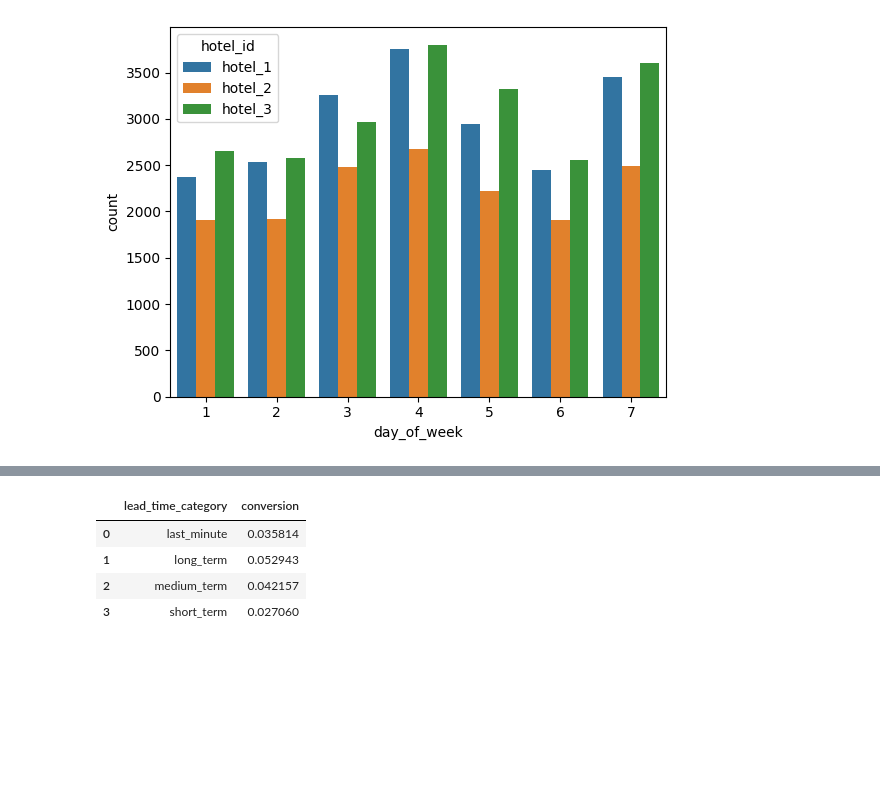
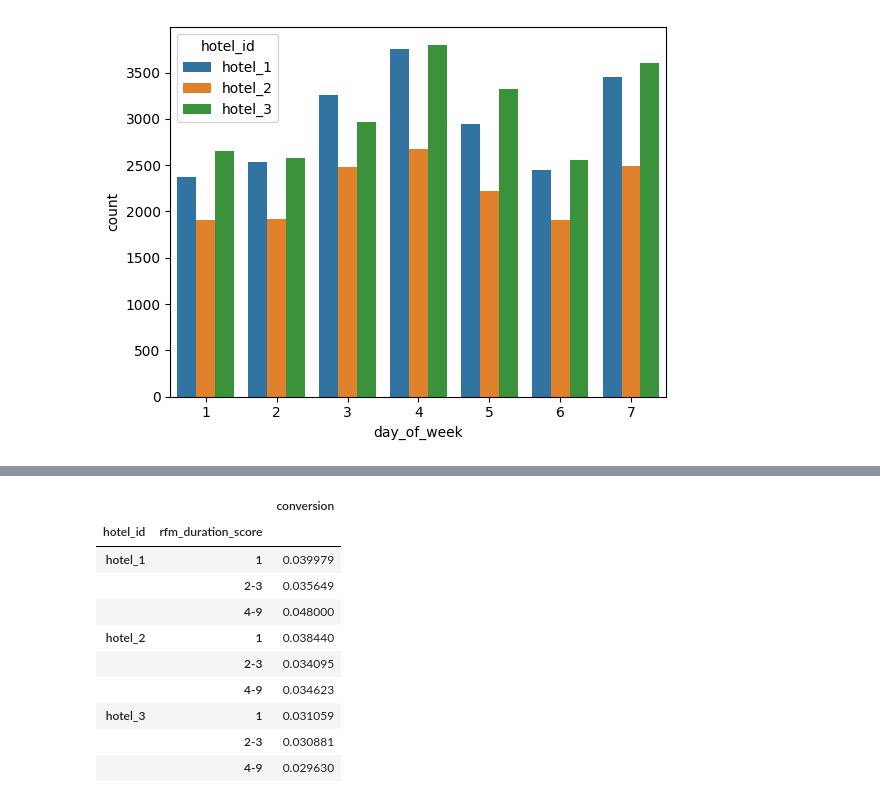
Before and after one commit to roland045/morgens-hotel-data-analysis, a Jupyter notebook: code/04-search-and-bookings-analysis.ipynb, the cells around one changed output, grey strips where cells are left out. Drawn from its saved outputs; the diff is of its cells as text; code cells hidden in the pictures; blank space fills up the shorter version.

```diff
--- a/code/04-search-and-bookings-analysis.ipynb
+++ b/code/04-search-and-bookings-analysis.ipynb
@@ -833,0 +940,6 @@ df[['day_of_week','is_holiday', 'time_of_day', 'stay_dates', 'lead_time',
+# %%
+# define the specific order for 'lead_time_category'
+order = ['last_minute', 'short_term', 'medium_term', 'long_term']
+df['lead_time_category'] = pd.Categorical(df['lead_time_category'], categories=order, ordered=True)
+
+df[['nights', 'if_children', 'children_age_mean', 'conversion', 'picked_price_p_night','hotel_id','lead_time_category']].groupby(by=['hotel_id', 'lead_time_category'], sort=True).mean().style.format('{0:,.2f}').bar(color='#d65f5f')
@@ -834,8 +1112,14 @@ df[['day_of_week','is_holiday', 'time_of_day', 'stay_dates', 'lead_time',
 # %%
-hotel1[['lead_time_category','conversion']].groupby(by='lead_time_category').mean().reset_index()
+df[['hotel_id','conversion','rfm_duration_score']].groupby(by=['hotel_id','rfm_duration_score']).mean()
 # %% [output]
-|  | lead_time_category | conversion |
-| 0 | last_minute | 0.035814 |
-| 1 | long_term | 0.052943 |
-| 2 | medium_term | 0.042157 |
-| 3 | short_term | 0.027060 |
+|  |  | conversion |
+| hotel_id | rfm_duration_score |  |
+| hotel_1 | 1 | 0.039979 |
+|  | 2-3 | 0.035649 |
+|  | 4-9 | 0.048000 |
+| hotel_2 | 1 | 0.038440 |
+|  | 2-3 | 0.034095 |
+|  | 4-9 | 0.034623 |
+| hotel_3 | 1 | 0.031059 |
+|  | 2-3 | 0.030881 |
+|  | 4-9 | 0.029630 |
```
Also changed, not shown: parts of 56 cells of this notebook.
